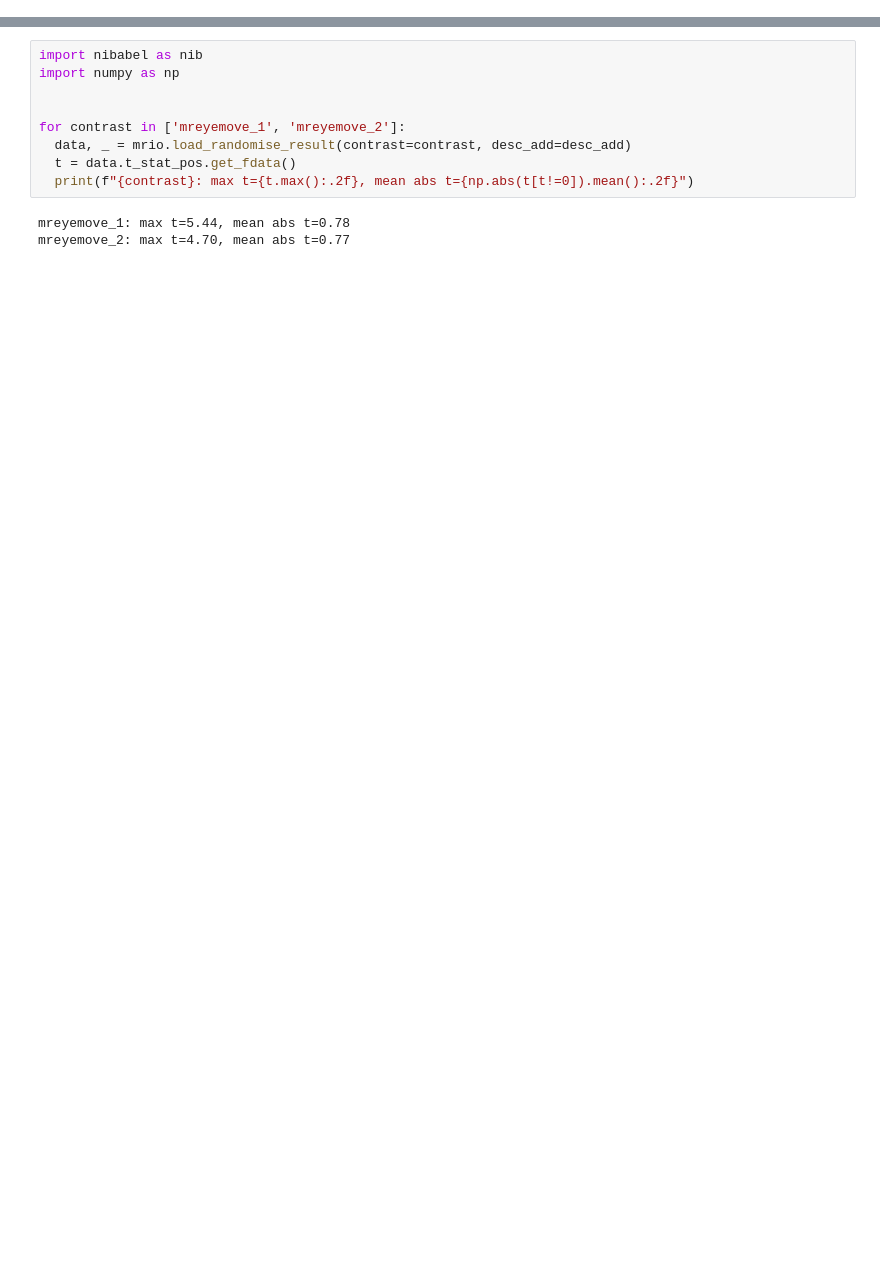
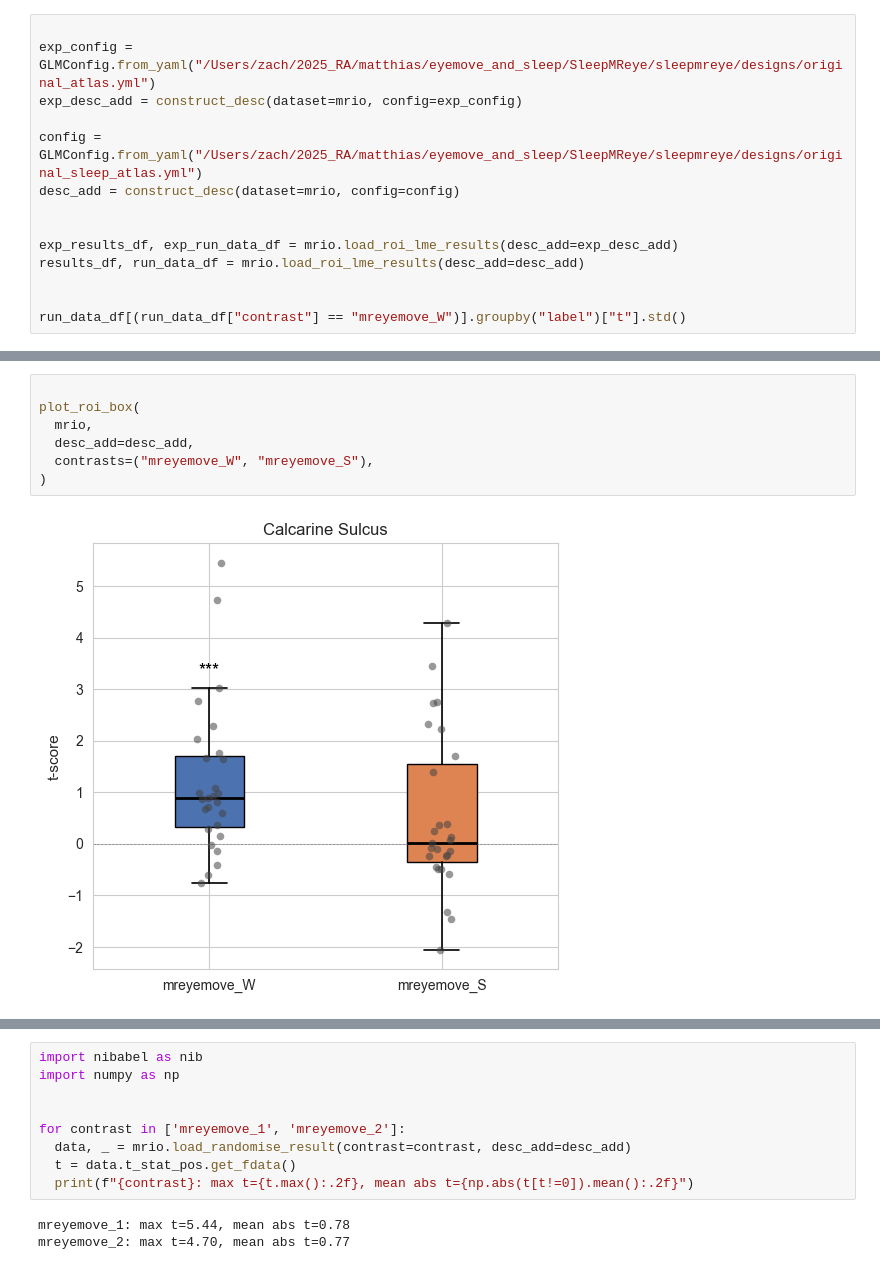
Before and after one commit to BCN-lab/sleepMReye, a Jupyter notebook: sleepmreye/notebooks/roi_analysis.ipynb, the cells around one changed output, grey strips where cells are left out. Drawn from its saved outputs; the diff is of its cells as text; blank space fills up the shorter version.

```diff
--- a/sleepmreye/notebooks/roi_analysis.ipynb
+++ b/sleepmreye/notebooks/roi_analysis.ipynb
@@ -39,0 +187,14 @@ df
+# %%
+
+exp_config = GLMConfig.from_yaml("/Users/zach/2025_RA/matthias/eyemove_and_sleep/SleepMReye/sleepmreye/designs/original_atlas.yml")
+exp_desc_add = construct_desc(dataset=mrio, config=exp_config)
+
+config = GLMConfig.from_yaml("/Users/zach/2025_RA/matthias/eyemove_and_sleep/SleepMReye/sleepmreye/designs/original_sleep_atlas.yml")
+desc_add = construct_desc(dataset=mrio, config=config)
+
+
+exp_results_df, exp_run_data_df = mrio.load_roi_lme_results(desc_add=exp_desc_add)
+results_df, run_data_df = mrio.load_roi_lme_results(desc_add=desc_add)
+
+
+run_data_df[(run_data_df["contrast"] == "mreyemove_W")].groupby("label")["t"].std()
@@ -39,0 +702,9 @@ df
+# %%
+
+plot_roi_box(
+  mrio,
+  desc_add=desc_add,
+  contrasts=("mreyemove_W", "mreyemove_S"),
+)
+# %% [output]
+[figure, added]
```
Also changed, not shown: parts of 30 cells of this notebook, 5 other files.
